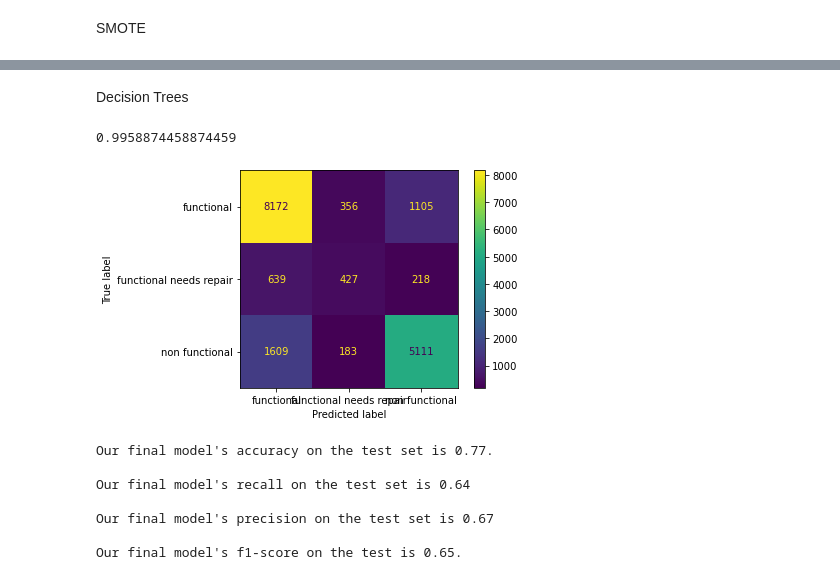
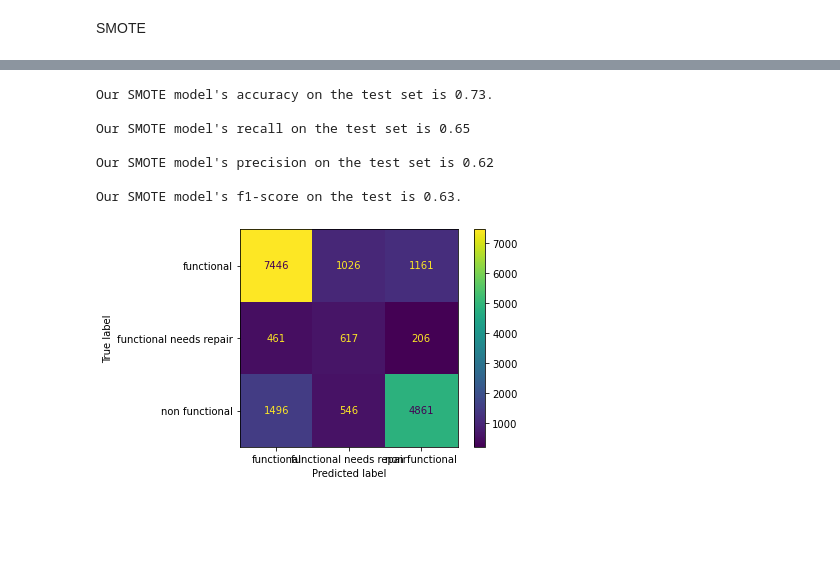
Before and after one commit to OlgertHasko/Tanzanian-Water-Wells, a Jupyter notebook: Madoria's Journal.ipynb, the cells around one changed output, grey strips where cells are left out. Drawn from its saved outputs; the diff is of its cells as text; code cells hidden in the pictures; blank space fills up the shorter version.

Commit message:
'input SMOTE'

```diff
--- a/Madoria's Journal.ipynb
+++ b/Madoria's Journal.ipynb
@@ -360,2 +328,0 @@ GridSearchCV(cv=5,
-# %%
-rs.fit(X_train, y_train)
@@ -366,0 +374,7 @@ ValueError: Invalid parameter penalty for estimator Pipeline(steps=[('clean',
+# %%
+gs_model = Pipeline(steps=[('clean', preprocessor), ('logreg', LogisticRegression(penalty= 'l2'\
+    , solver= 'newton-cg', class_weight= 'balanced', random_state=500))])
+
+gs_model.fit(X_train, y_train)
+
+gs_model.score(X_train, y_train)
@@ -393,5 +410,7 @@ NameError: name 'GridSearchCV' is not defined
+# %%
+smote_pipe = ImPipeline(steps=[('clean', preprocessor),
+                             ('sm', SMOTE()),
+                            ('logreg', LogisticRegression(penalty= 'l2', solver= 'newton-cg', class_weight= 'balanced', random_state=500))])
 # %%
-gs_log.fit(X_train, y_train)
-
-gs_log.score(X_train, y_train)
+smote_pipe.fit(X_train, y_train)
 # %% [output]
@@ -406,17 +444,15 @@ gs_log_hat = gs_log.predict(X_test)
 # %%
 print(f"""
-Our final model's accuracy on the test set is {round(accuracy_score(y_test, gs_log_hat), 2)}. \n
-Our final model's recall on the test set is {round(recall_score(y_test, gs_log_hat), 2)} \n
-Our final model's precision on the test set is {round(precision_score(y_test, gs_log_hat), 2)} \n
-Our final model's f1-score on the test is {round(f1_score(y_test, gs_log_hat), 2)}.
+Our SMOTE model's accuracy on the test set is {round(accuracy_score(y_test, smote_hat), 2)}. \n
+Our SMOTE model's recall on the test set is {round(recall_score(y_test, smote_hat, average='macro'), 2)} \n
+Our SMOTE model's precision on the test set is {round(precision_score(y_test, smote_hat, average='macro'), 2)} \n
+Our SMOTE model's f1-score on the test is {round(f1_score(y_test, smote_hat, average='macro'), 2)}.
 """)
+# %% [output]
+Our SMOTE model's accuracy on the test set is 0.73.
+
+Our SMOTE model's recall on the test set is 0.65
+
+Our SMOTE model's precision on the test set is 0.62
+
+Our SMOTE model's f1-score on the test is 0.63.
-# %% [markdown]
-Decision Trees
-# %%
-dt_model= Pipeline(steps=[('clean', preprocessor), ('d_treee', DecisionTreeClassifier(random_state=500))])
-
-dt_model.fit(X_train, y_train)
-
-dt_model.score(X_train, y_train)
-# %% [output]
-0.9958874458874459
@@ -425,19 +459,4 @@ dt_hat = dt_model.predict(X_test)
 # %%
-plot_confusion_matrix(dt_model, X_test, y_test);
+plot_confusion_matrix(smote_pipe, X_test, y_test);
 # %% [output]
-[figure, old version]
+[figure, new version]
-# %%
-print(f"""
-Our final model's accuracy on the test set is {round(accuracy_score(y_test, dt_hat), 2)}. \n
-Our final model's recall on the test set is {round(recall_score(y_test, dt_hat, average='macro'), 2)} \n
-Our final model's precision on the test set is {round(precision_score(y_test, dt_hat, average='macro'), 2)} \n
-Our final model's f1-score on the test is {round(f1_score(y_test, dt_hat, average='macro'), 2)}.
-""")
-# %% [output]
-Our final model's accuracy on the test set is 0.77.
-
-Our final model's recall on the test set is 0.64
-
-Our final model's precision on the test set is 0.67
-
-Our final model's f1-score on the test is 0.65.
```
Also changed, not shown: parts of 24 cells of this notebook.
